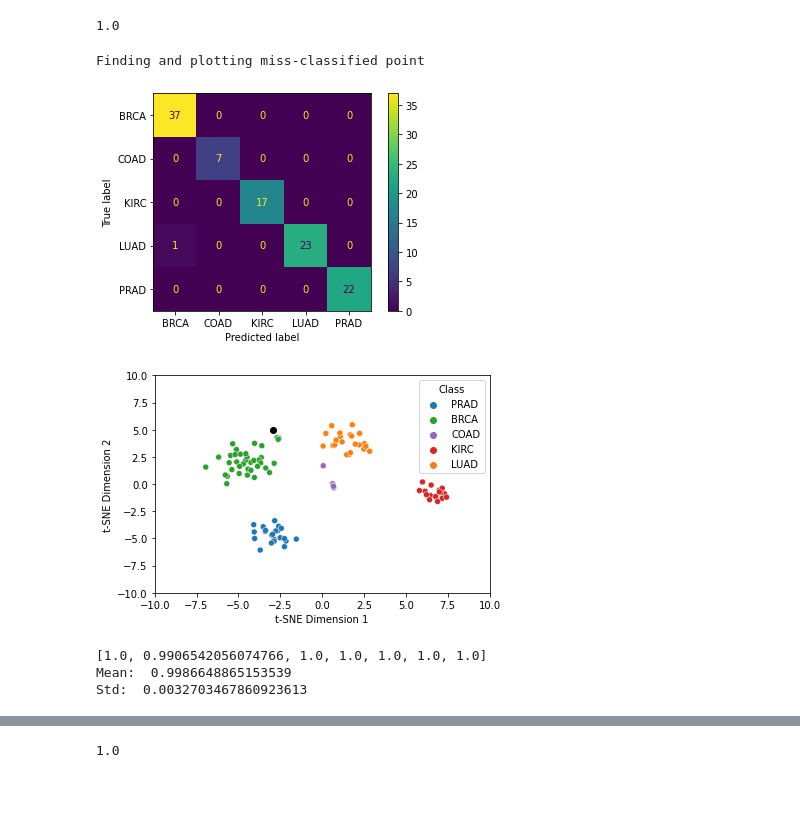
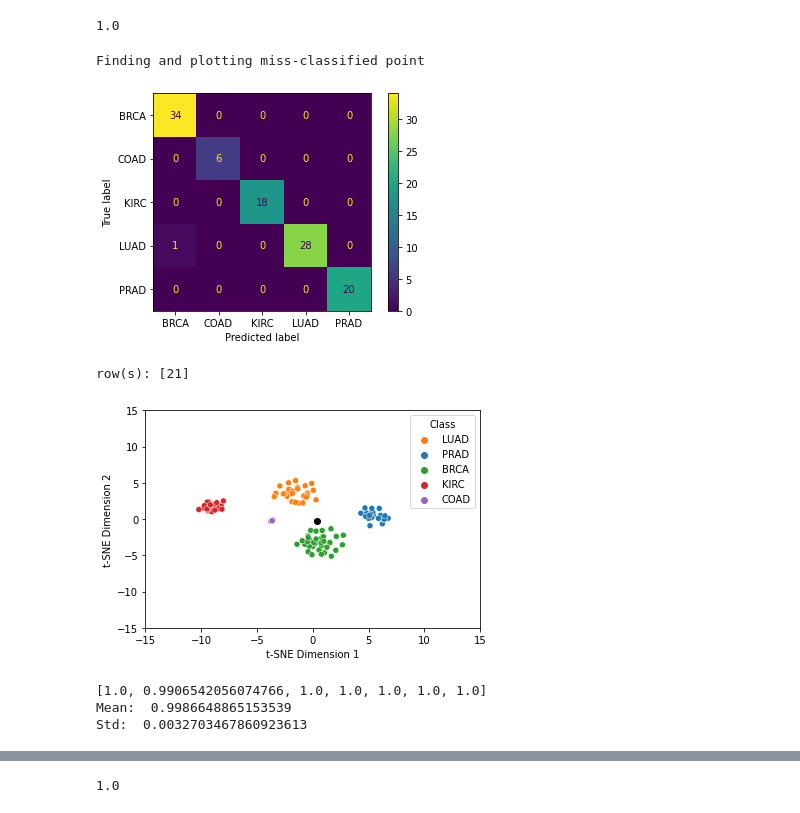
Before and after one commit to alina-dima/PR-for-AI, a Jupyter notebook: Assignment 2/Genes/genes.ipynb, the cells around one changed output, grey strips where cells are left out. Saved outputs shown, nothing was run; the diff lists cells and outputs as text; code cells hidden in the pictures.

```diff
--- a/Assignment 2/Genes/genes.ipynb
+++ b/Assignment 2/Genes/genes.ipynb
@@ -447,37 +439,44 @@ print(len(r[r.split0_test_score == 1.0]) / len(r))
 # %%
-n_folds2 = 7
+def final_cross_val(x, y, model, n_folds2, show=True):
+    kf = KFold(n_splits=n_folds2)
+    cross_knn = []
 
-model = KNeighborsClassifier(**gs_knn.best_params_)
-kf = StratifiedKFold(n_splits=n_folds2)
-cross_knn = []
+    for i_fold, (train_index, test_index) in enumerate(tqdm(kf.split(x, y), total=n_folds2)):
+        X_train, X_test = df.iloc[train_index,:], df.iloc[test_index,:]
+        y_train, y_test = df_labels.iloc[train_index,:], np.array(df_labels.iloc[test_index,:]).ravel()
 
-for i_fold, (train_index, test_index) in enumerate(tqdm(kf.split(X_all, y_all), total=n_folds2)):
-    X_train, X_test = df.iloc[train_index,:], df.iloc[test_index,:]
-    y_train, y_test = df_labels.iloc[train_index,:], np.array(df_labels.iloc[test_index,:]).ravel()
+        y_pred = model.fit(X_train, y_train).predict(X_test)
+        acc_score = accuracy_score(y_test, y_pred)
+        cross_knn.append(acc_score)
 
-    y_pred = model.fit(X_train, y_train).predict(X_test)
-    acc_score = accuracy_score(y_test, y_pred)
-    cross_knn.append(acc_score)
+        if acc_score < 1.0:
+            print("Finding and plotting miss-classified point")
+            plot_confusion_matrix(model, X_test, y_test)
+            save_plot("conf_matrix" + str(n_folds2))
+            plt.show()
+            diff = [i for i in range(len(X_test)) if y_pred[i] != y_test[i]]
+            print("row(s):", diff)
+            if show:
+                y_test = df_labels.iloc[test_index,:]
+                points = plot_tsne(X_test, y_test, show=False, lim=15)
+                plt.plot(points[diff,0], points[diff,1], 'ro', color="black")
+                save_plot("miss_classified_point")
+                plt.show()
 
-    if acc_score < 1.0:
-        print("Finding and plotting miss-classified point")
-        plot_confusion_matrix(model, X_test, y_test)
-        save_plot("conf_matrix")
-        plt.show()
-        diff = [i for i in range(len(X_test)) if y_pred[i] != y_test[i]]
-        y_test = df_labels.iloc[test_index,:]
-        points = plot_tsne(X_test, y_test, show=False, lim=10)
-        plt.plot(points[diff,0], points[diff,1], 'ro', color="black")
-        save_plot("miss_classified_point")
-        plt.show()
-
-print(cross_knn)
-print("Mean: ", np.mean(cross_knn))
-print("Std: ", np.std(cross_knn))
+    print(cross_knn)
+    print("Mean: ", np.mean(cross_knn))
+    print("Std: ", np.std(cross_knn))
-# %% [output]
-Finding and plotting miss-classified point
-[figure, removed]
-[figure, removed]
-[1.0, 0.9906542056074766, 1.0, 1.0, 1.0, 1.0, 1.0]
-Mean:  0.9986648865153539
-Std:  0.0032703467860923613
+# %%
+# 7-Fold cross validation
+n_folds2 = 7
+
+model = KNeighborsClassifier(**gs_knn.best_params_)
+final_cross_val(X_all, y_all, model, n_folds2)
+# %% [output]
+Finding and plotting miss-classified point
+[figure, added]
+row(s): [21]
+[figure, added]
+[1.0, 0.9906542056074766, 1.0, 1.0, 1.0, 1.0, 1.0]
+Mean:  0.9986648865153539
+Std:  0.0032703467860923613
```
Also changed, not shown: parts of 12 cells of this notebook, 18 other files.
